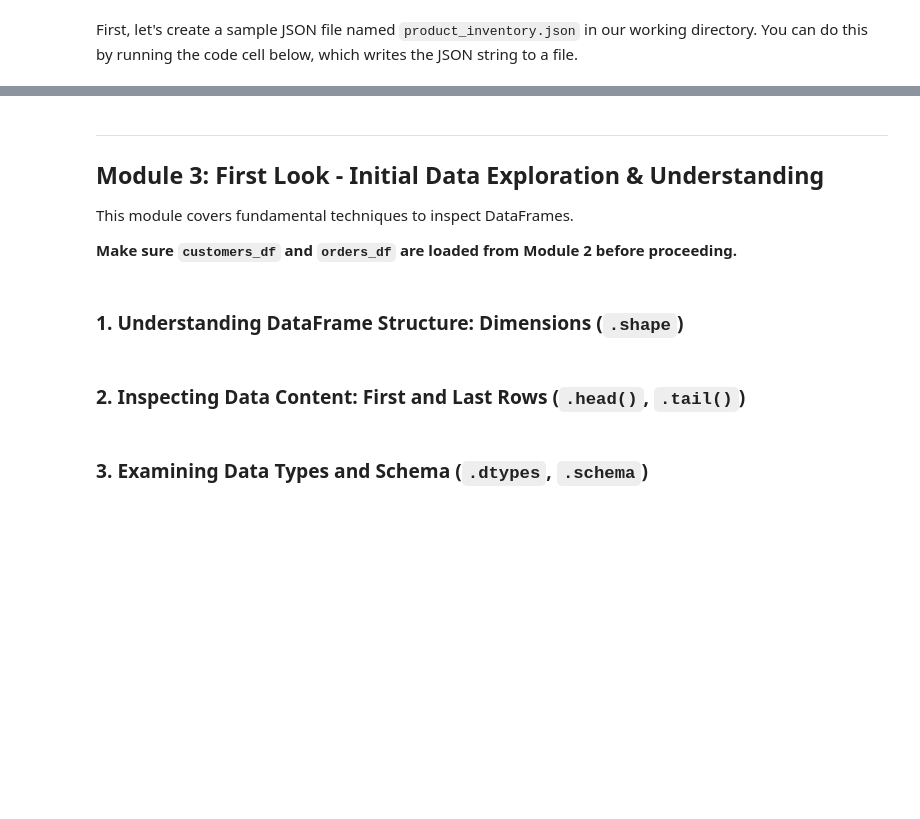
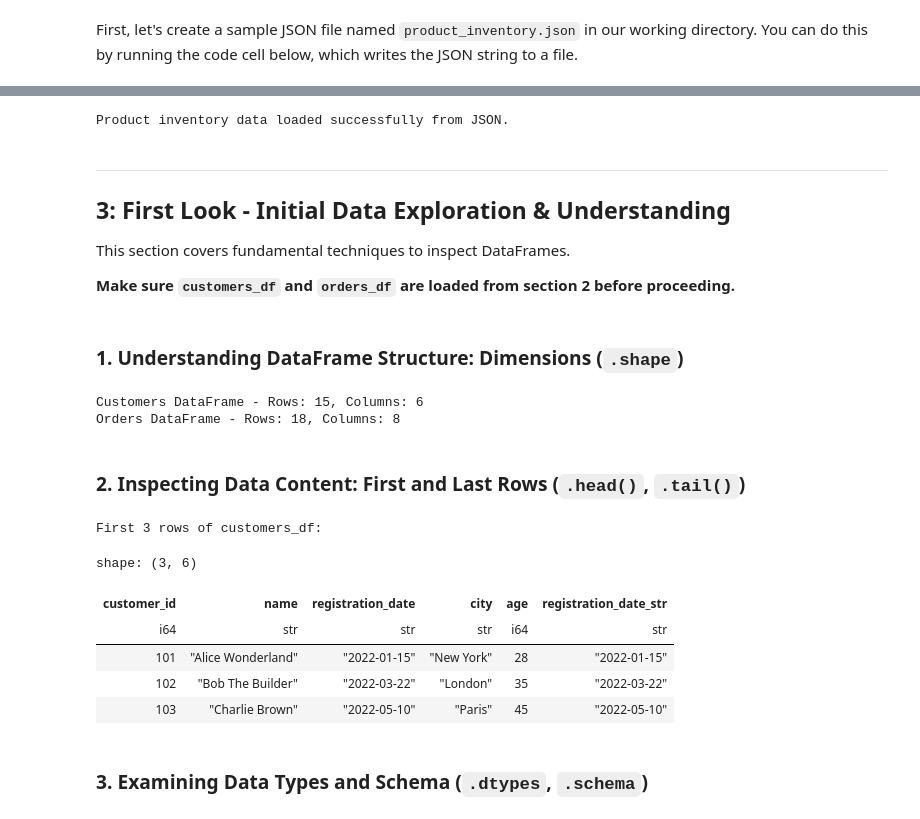
Before and after one commit to dataprogpy/code-samples, a Jupyter notebook: starter_files/03_introduction_to_polars.ipynb, the cells around one changed output, grey strips where cells are left out. Cells and saved outputs as stored; diff of their text form; code cells hidden in the pictures; blank space fills up the shorter version.

```diff
--- a/starter_files/03_introduction_to_polars.ipynb
+++ b/starter_files/03_introduction_to_polars.ipynb
@@ -160,35 +199,39 @@ print("'product_inventory.json' created successfully.")
 # %%
-try:
-    inventory_df = pl.read_json('product_inventory.json')
-    print("\nProduct inventory data loaded successfully from JSON.")
-    # print(inventory_df.head())
-except Exception as e:
-    print(f"Error loading product_inventory.json: {e}")
+inventory_df = pl.read_json('product_inventory.json')
+print("\nProduct inventory data loaded successfully from JSON.")
+inventory_df.head()
+# %% [output]
+Product inventory data loaded successfully from JSON.
 # %% [markdown]
 ---
-## Module 3: First Look - Initial Data Exploration & Understanding
+## 3: First Look - Initial Data Exploration & Understanding
 
-This module covers fundamental techniques to inspect DataFrames.
+This section covers fundamental techniques to inspect DataFrames.
 
-**Make sure `customers_df` and `orders_df` are loaded from Module 2 before proceeding.**
+**Make sure `customers_df` and `orders_df` are loaded from section 2 before proceeding.**
 # %% [markdown]
 ### 1. Understanding DataFrame Structure: Dimensions (`.shape`)
 # %%
-if 'customers_df' in locals() and 'orders_df' in locals():
-    customer_dimensions = customers_df.shape
-    print(f"Customers DataFrame - Rows: {customer_dimensions[0]}, Columns: {customer_dimensions[1]}")
+customer_dimensions = customers_df.shape
+print(f"Customers DataFrame - Rows: {customer_dimensions[0]}, Columns: {customer_dimensions[1]}")
 
-    order_dimensions = orders_df.shape
-    print(f"Orders DataFrame - Rows: {order_dimensions[0]}, Columns: {order_dimensions[1]}")
-else:
-    print("Please load customers_df and orders_df first (see Module 2).")
+order_dimensions = orders_df.shape
+print(f"Orders DataFrame - Rows: {order_dimensions[0]}, Columns: {order_dimensions[1]}")
+# %% [output]
+Customers DataFrame - Rows: 15, Columns: 6
+Orders DataFrame - Rows: 18, Columns: 8
 # %% [markdown]
 ### 2. Inspecting Data Content: First and Last Rows (`.head()`, `.tail()`)
 # %%
-if 'customers_df' in locals():
-    print("First 3 rows of customers_df:")
-    print(customers_df.head(3))
-else:
-    print("customers_df not loaded.")
+print("First 3 rows of customers_df:")
+customers_df.head(3)
+# %% [output]
+First 3 rows of customers_df:
+shape: (3, 6)
+| customer_id | name | registration_date | city | age | registration_date_str |
+| i64 | str | str | str | i64 | str |
+| 101 | "Alice Wonderland" | "2022-01-15" | "New York" | 28 | "2022-01-15" |
+| 102 | "Bob The Builder" | "2022-03-22" | "London" | 35 | "2022-03-22" |
+| 103 | "Charlie Brown" | "2022-05-10" | "Paris" | 45 | "2022-05-10" |
 # %%
 # Your turn: Display the last 4 rows of the orders_df
```
Also changed, not shown: parts of 60 cells of this notebook.
